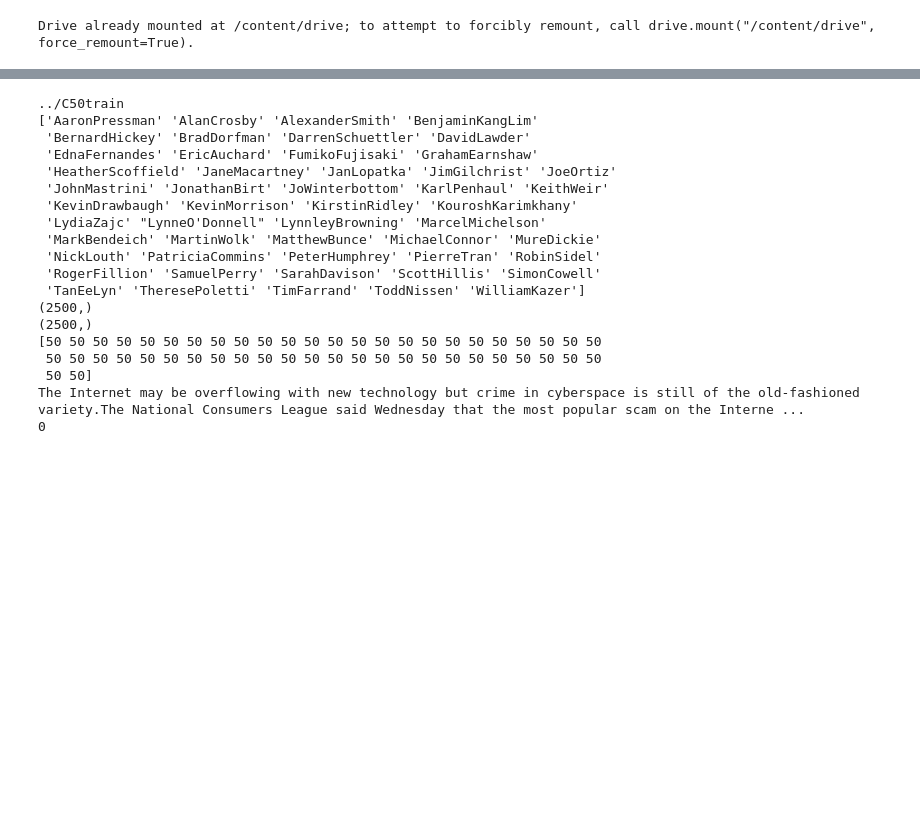
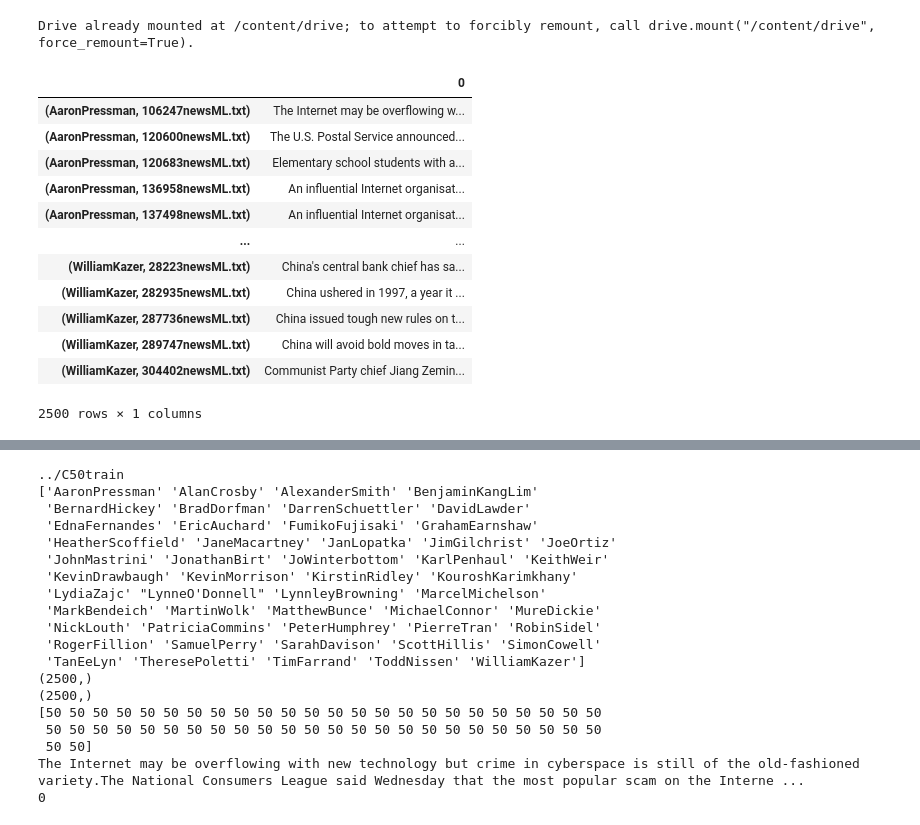
Before and after one commit to Vincent-G-Van/cmpe255-project, a Jupyter notebook: Baseline/Program_Baseline_Shabab.ipynb, the cells around one changed output, grey strips where cells are left out. Drawn from its saved outputs; the diff is of its cells as text; code cells hidden in the pictures; blank space fills up the shorter version.

Commit message:
created train and test jsons for easier and faster data loading Need to work on converting to a dataframe or numpy array for further processing

```diff
--- a/Baseline/Program_Baseline_Shabab.ipynb
+++ b/Baseline/Program_Baseline_Shabab.ipynb
@@ -31,6 +31,15 @@ import json
 # %%
 # setup debug for prints troubleshooting
 debug = True
+# %%
+def load_json(json_file):
+  with open(json_file) as f:
+    data = json.load(f)
+  return data
+
+def write_json(json_file, data):
+  with open(json_file, "w") as outfile:
+    json.dump(data, outfile)
 # %%
 # get the train and set directories
 train_dir = '/content/drive/MyDrive/Assignments/03: FA24: CMPE-255 Sec 33 - Data Mining/Project/C50train'
@@ -63,8 +72,7 @@ def load_data(dir, json_save_dir, debug=False):
     # add the dictionary entry for the current author and their files
     data_dict[author_name] = author_file_entry
 
-  with open(json_save_dir, "w") as outfile:
-    json.dump(data_dict, outfile)
+  write_json(json_save_dir, data_dict)
 
   return data_dict
 # %%
@@ -74,0 +85,21 @@ test_data = load_data(dir=test_dir, json_save_dir=test_json_save_dir)
+# %%
+# convert to a data frame
+train_df = pd.DataFrame.from_dict({(i,j): train_data[i][j]
+                           for i in train_data.keys()
+                           for j in train_data[i].keys()},
+                       orient='index')
+train_df
+# %% [output]
+|  | 0 |
+| (AaronPressman, 106247newsML.txt) | The Internet may be overflowing w... |
+| (AaronPressman, 120600newsML.txt) | The U.S. Postal Service announced... |
+| (AaronPressman, 120683newsML.txt) | Elementary school students with a... |
+| (AaronPressman, 136958newsML.txt) | An influential Internet organisat... |
+| (AaronPressman, 137498newsML.txt) | An influential Internet organisat... |
+| ... | ... |
+| (WilliamKazer, 28223newsML.txt) | China's central bank chief has sa... |
+| (WilliamKazer, 282935newsML.txt) | China ushered in 1997, a year it ... |
+| (WilliamKazer, 287736newsML.txt) | China issued tough new rules on t... |
+| (WilliamKazer, 289747newsML.txt) | China will avoid bold moves in ta... |
+| (WilliamKazer, 304402newsML.txt) | Communist Party chief Jiang Zemin... |
+2500 rows × 1 columns
```
Also changed, not shown: parts of 2 cells of this notebook.
